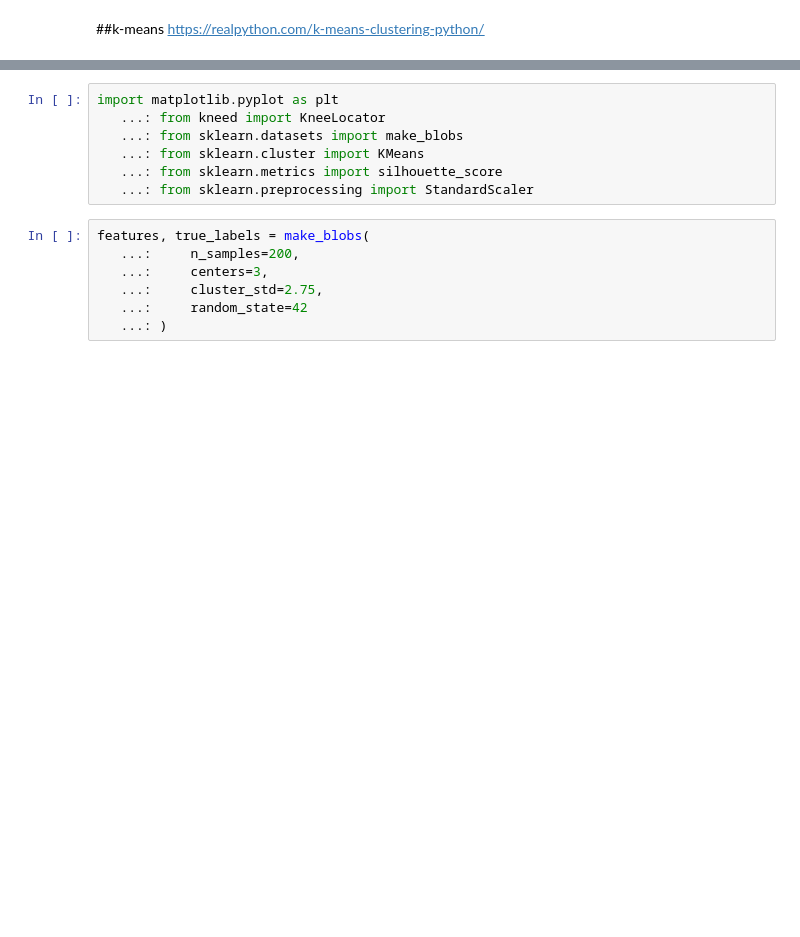
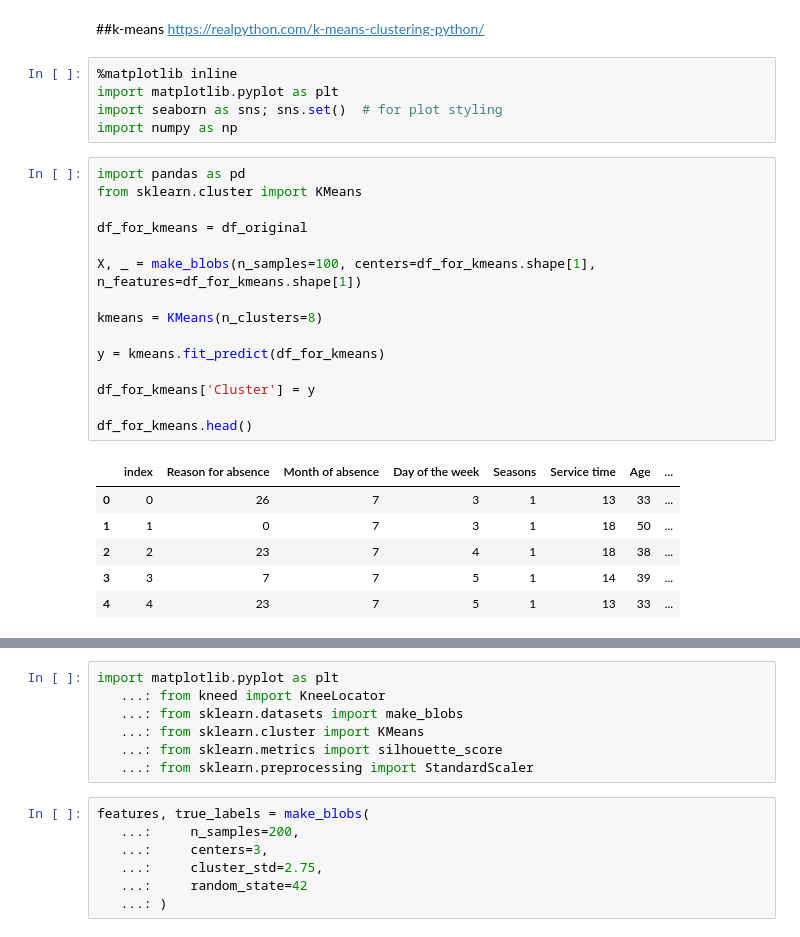
Before and after one commit to zuzannazak/Tangles, a Jupyter notebook: Tangle_playground.ipynb, the cells around one changed output, grey strips where cells are left out. Drawn from its saved outputs; the diff is of its cells as text; blank space fills up the shorter version.

```diff
--- a/Tangle_playground.ipynb
+++ b/Tangle_playground.ipynb
@@ -294,6 +276,33 @@ for pre, fill, node in RenderTree(root):
 # %% [markdown]
 ##k-means
 https://realpython.com/k-means-clustering-python/
+# %%
+%matplotlib inline
+import matplotlib.pyplot as plt
+import seaborn as sns; sns.set()  # for plot styling
+import numpy as np
+# %%
+import pandas as pd
+from sklearn.cluster import KMeans
+
+df_for_kmeans = df_original
+
+X, _ = make_blobs(n_samples=100, centers=df_for_kmeans.shape[1], n_features=df_for_kmeans.shape[1])
+
+kmeans = KMeans(n_clusters=8)
+
+y = kmeans.fit_predict(df_for_kmeans)
+
+df_for_kmeans['Cluster'] = y
+
+df_for_kmeans.head()
+# %% [output]
+|  | index | Reason for absence | Month of absence | Day of the week | Seasons | Service time | Age | ... |
+| 0 | 0 | 26 | 7 | 3 | 1 | 13 | 33 | ... |
+| 1 | 1 | 0 | 7 | 3 | 1 | 18 | 50 | ... |
+| 2 | 2 | 23 | 7 | 4 | 1 | 18 | 38 | ... |
+| 3 | 3 | 7 | 7 | 5 | 1 | 14 | 39 | ... |
+| 4 | 4 | 23 | 7 | 5 | 1 | 13 | 33 | ... |
 # %%
 pip install kneed
 # %% [output]
```
Also changed, not shown: parts of 3 cells of this notebook.
